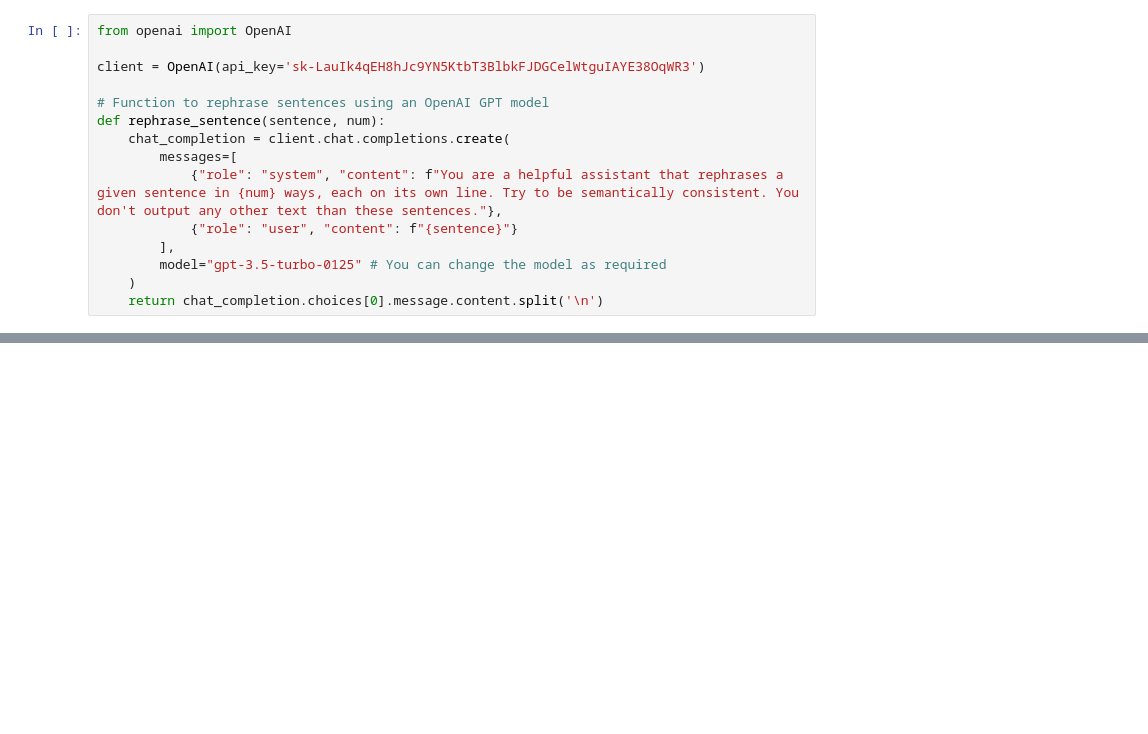
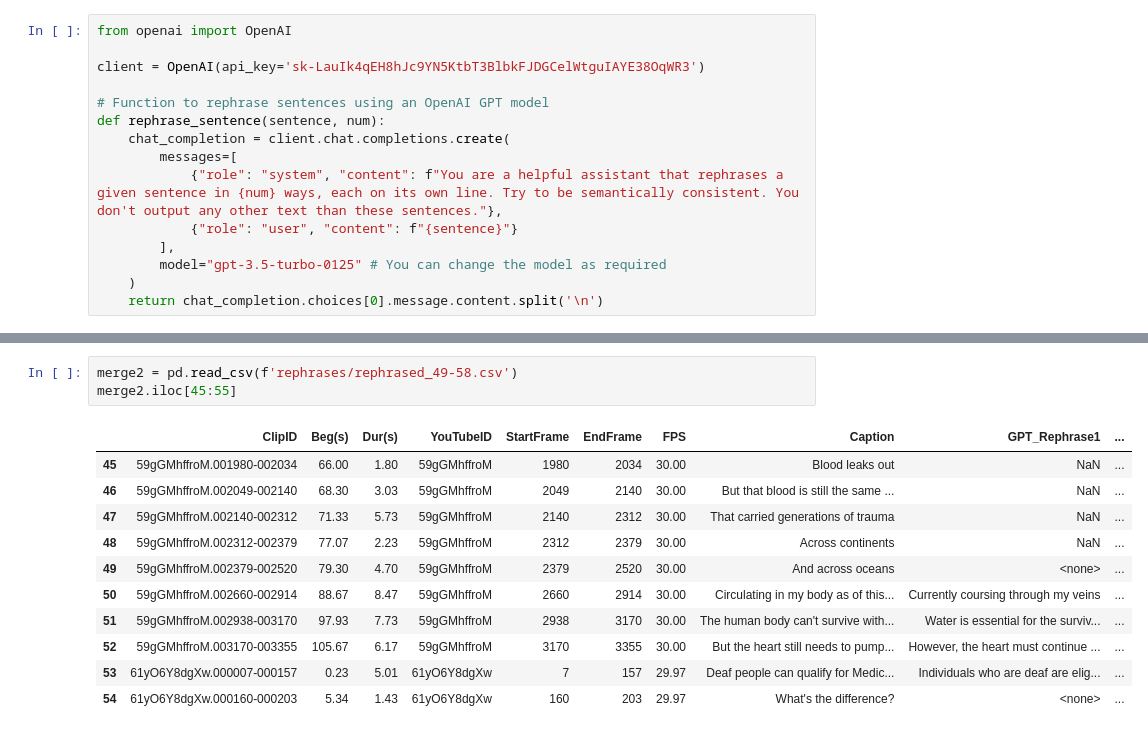
Before and after one commit to JSALT2024/LLMrephrase, a Jupyter notebook: GPTrephrase.ipynb, the cells around one changed output, grey strips where cells are left out. Drawn from its saved outputs; the diff is of its cells as text; blank space fills up the shorter version.

```diff
--- a/GPTrephrase.ipynb
+++ b/GPTrephrase.ipynb
@@ -181,0 +198,15 @@ result.to_csv('rephrased100.csv', index=False)
+# %%
+merge2 = pd.read_csv(f'rephrases/rephrased_49-58.csv')
+merge2.iloc[45:55]
+# %% [output]
+|  | ClipID | Beg(s) | Dur(s) | YouTubeID | StartFrame | EndFrame | FPS | Caption | GPT_Rephrase1 | ... |
+| 45 | 59gGMhffroM.001980-002034 | 66.00 | 1.80 | 59gGMhffroM | 1980 | 2034 | 30.00 | Blood leaks out | NaN | ... |
+| 46 | 59gGMhffroM.002049-002140 | 68.30 | 3.03 | 59gGMhffroM | 2049 | 2140 | 30.00 | But that blood is still the same ... | NaN | ... |
+| 47 | 59gGMhffroM.002140-002312 | 71.33 | 5.73 | 59gGMhffroM | 2140 | 2312 | 30.00 | That carried generations of trauma | NaN | ... |
+| 48 | 59gGMhffroM.002312-002379 | 77.07 | 2.23 | 59gGMhffroM | 2312 | 2379 | 30.00 | Across continents | NaN | ... |
+| 49 | 59gGMhffroM.002379-002520 | 79.30 | 4.70 | 59gGMhffroM | 2379 | 2520 | 30.00 | And across oceans | <none> | ... |
+| 50 | 59gGMhffroM.002660-002914 | 88.67 | 8.47 | 59gGMhffroM | 2660 | 2914 | 30.00 | Circulating in my body as of this... | Currently coursing through my veins | ... |
+| 51 | 59gGMhffroM.002938-003170 | 97.93 | 7.73 | 59gGMhffroM | 2938 | 3170 | 30.00 | The human body can't survive with... | Water is essential for the surviv... | ... |
+| 52 | 59gGMhffroM.003170-003355 | 105.67 | 6.17 | 59gGMhffroM | 3170 | 3355 | 30.00 | But the heart still needs to pump... | However, the heart must continue ... | ... |
+| 53 | 61yO6Y8dgXw.000007-000157 | 0.23 | 5.01 | 61yO6Y8dgXw | 7 | 157 | 29.97 | Deaf people can qualify for Medic... | Individuals who are deaf are elig... | ... |
+| 54 | 61yO6Y8dgXw.000160-000203 | 5.34 | 1.43 | 61yO6Y8dgXw | 160 | 203 | 29.97 | What's the difference? | <none> | ... |
```
Also changed, not shown: parts of 14 cells of this notebook.
